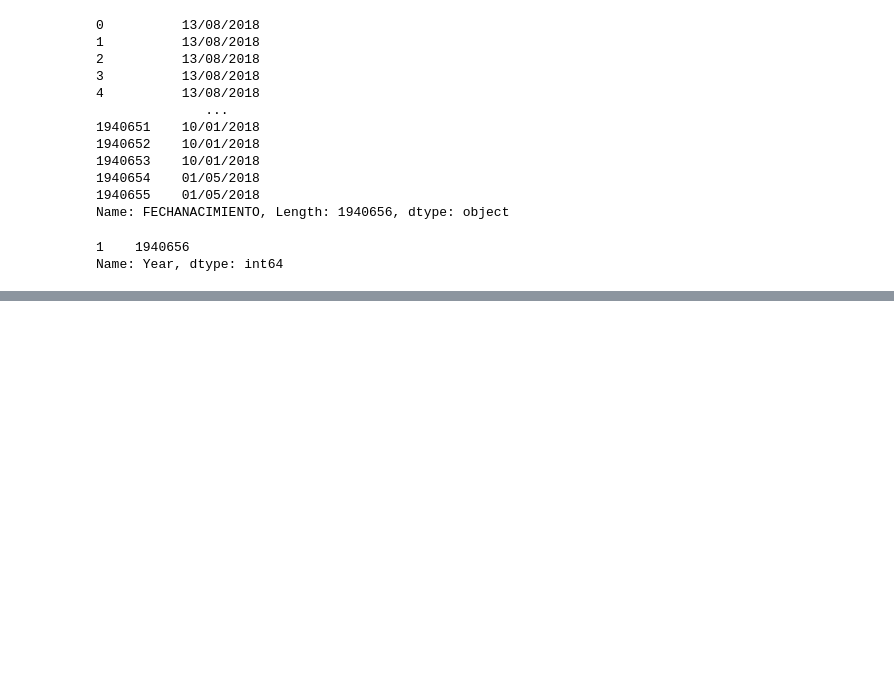
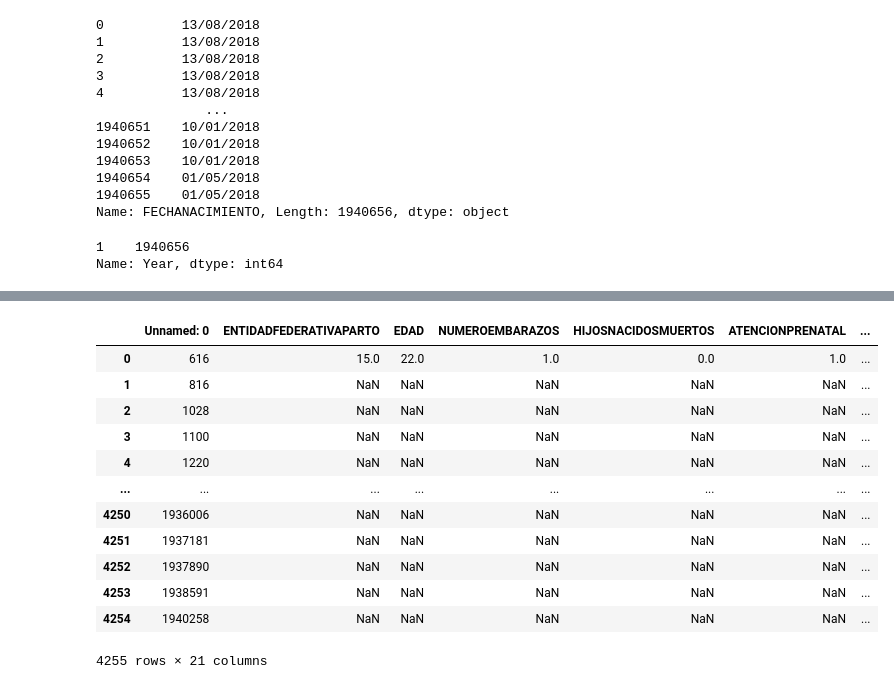
Before and after one commit to tlacloc/analisis-defunciones-nacimientos-2022, a Jupyter notebook: 2018_nacimientos.ipynb, the cells around one changed output, grey strips where cells are left out. Cells and saved outputs as stored; diff of their text form; code cells hidden in the pictures; blank space fills up the shorter version.

```diff
--- a/2018_nacimientos.ipynb
+++ b/2018_nacimientos.ipynb
@@ -652,6 +989,7 @@ df[key].mask(df[etiqueta] == 0, 0, inplace=True)
 df[key].mask((df[etiqueta] >= 1) & (df[etiqueta] <= 3), 1, inplace=True)
 df[key].mask((df[etiqueta] >= 4) & (df[etiqueta] <= 6), 2, inplace=True)
 df[key].mask((df[etiqueta] >= 7) & (df[etiqueta] <= 10), 3, inplace=True)
+df[key].mask((df[etiqueta] == 99), 4, inplace=True)
 df[key].value_counts()
 # %% [output]
 0    1727772
@@ -669,12 +1019,13 @@ Name: Puntaje silverman, dtype: int64
 # %%
 etiqueta = 'RESOLUCIONEMBARAZO'
 key = "Procedimiento para resolucion"
+otro = [3, 8]
 df[key] = None
-df[key].mask(df[etiqueta] == 0, 5, inplace=True)
 df[key].mask(df[etiqueta] == 1, 1, inplace=True)
 df[key].mask(df[etiqueta] == 2, 2, inplace=True)
 df[key].mask(df[etiqueta] == 3, 3, inplace=True)
-df[key].mask(df[etiqueta] == 4, 8, inplace=True)
+df[key].mask(df[etiqueta].isin(otro), 4, inplace=True)
+df[key].mask(df[etiqueta] == 9, 5, inplace=True)
 
 df[key].value_counts()
 # %% [output]
@@ -715,7 +1075,7 @@ df[etiqueta] = pd.to_datetime(df['FECHANACIMIENTO'], format='%d/%m/%Y').dt.strft
 key = 'Year'
 format = '01/01/' + year
 df[key] = None
-df[key].mask(df[etiqueta] >= format, 1, inplace=True)
+df[key].mask(df[etiqueta] >= format, year_key[year], inplace=True)
 df[key].value_counts()
 # %% [output]
 1    1940656
@@ -725,0 +1119,3 @@ df.to_csv(fileName, index=False)
+# %%
+label = "MCC-General"
+df[df[label] == 1].describe().applymap('{:,.2f}'.format)
@@ -725,0 +1133,16 @@ df.to_csv(fileName, index=False)
+# %%
+df[df[label] == 1].mode(numeric_only=True)
+# %% [output]
+|  | Unnamed: 0 | ENTIDADFEDERATIVAPARTO | EDAD | NUMEROEMBARAZOS | HIJOSNACIDOSMUERTOS | ATENCIONPRENATAL | ... |
+| 0 | 616 | 15.0 | 22.0 | 1.0 | 0.0 | 1.0 | ... |
+| 1 | 816 | NaN | NaN | NaN | NaN | NaN | ... |
+| 2 | 1028 | NaN | NaN | NaN | NaN | NaN | ... |
+| 3 | 1100 | NaN | NaN | NaN | NaN | NaN | ... |
+| 4 | 1220 | NaN | NaN | NaN | NaN | NaN | ... |
+| ... | ... | ... | ... | ... | ... | ... | ... |
+| 4250 | 1936006 | NaN | NaN | NaN | NaN | NaN | ... |
+| 4251 | 1937181 | NaN | NaN | NaN | NaN | NaN | ... |
+| 4252 | 1937890 | NaN | NaN | NaN | NaN | NaN | ... |
+| 4253 | 1938591 | NaN | NaN | NaN | NaN | NaN | ... |
+| 4254 | 1940258 | NaN | NaN | NaN | NaN | NaN | ... |
+4255 rows × 21 columns
```
Also changed, not shown: parts of 92 cells of this notebook.
